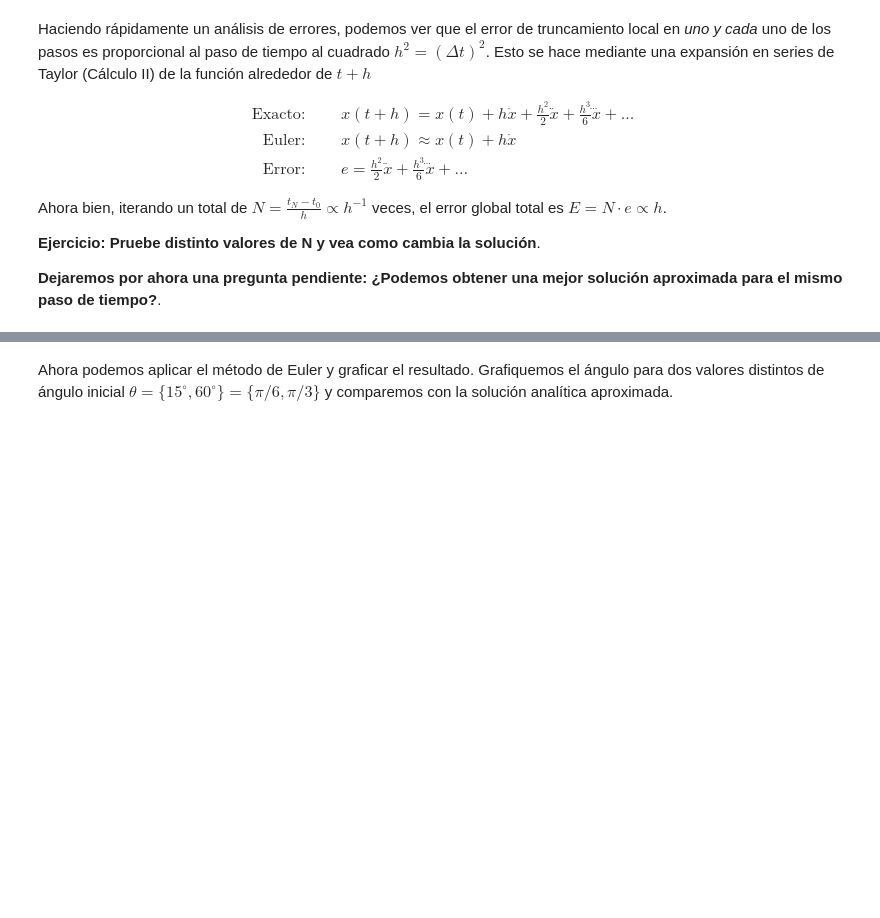
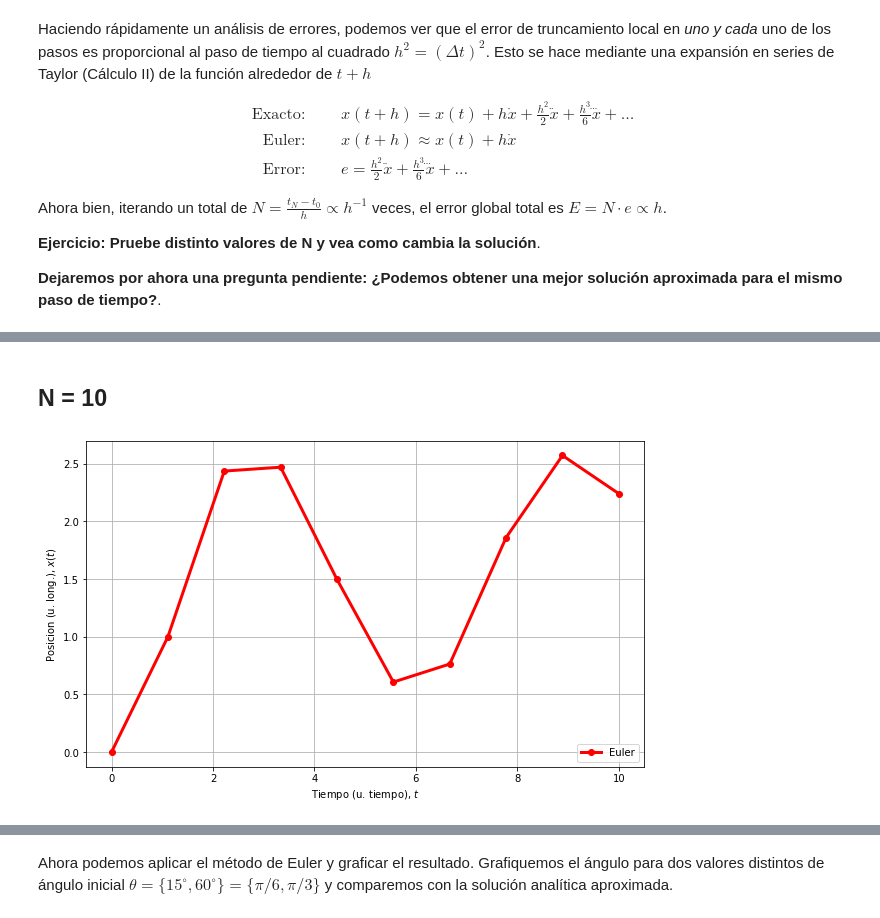
Before and after one commit to Luchomerenda3/TFC_FCEN_2020, a Jupyter notebook: demos/14_Euler_y_pendulo_simple.ipynb, the cells around one changed output, grey strips where cells are left out. Drawn from its saved outputs; the diff is of its cells as text; code cells hidden in the pictures; blank space fills up the shorter version.

```diff
--- a/demos/14_Euler_y_pendulo_simple.ipynb
+++ b/demos/14_Euler_y_pendulo_simple.ipynb
@@ -105,0 +130,24 @@ Ahora bien, iterando un total de $N=\frac{t_N - t_0}{h}\propto h^{-1}$ veces, el
+# %% [markdown]
+## N = 10
+# %%
+#Para N = 10
+N    = 10
+t    = np.linspace(t0,tN,N) #Genera un arreglo de N números entre t0 y tN, igualmente distribuidos
+x_Eu = np.zeros(N) ## Euler
+h    = (tN-t0)/N
+
+# Condiciones iniciales:
+x_Eu[0] = 0
+
+for n in range(0,N-1):
+    x_Eu[n+1] = x_Eu[n] + h * (np.cos(x_Eu[n]) + np.sin(t[n]))
+
+plt.figure(figsize=(10,6))
+plt.plot(t,x_Eu,'-ro',linewidth=3.0, label=r'Euler')
+plt.ylabel(r'Posicion (u. long.), $x(t)$')
+plt.xlabel(r'Tiempo (u. tiempo), $t$')
+plt.legend(loc=4) # 'loc' posicion del texto / leyenda
+plt.grid()
+plt.show()
+# %% [output]
+[figure, added]
```
Also changed, not shown: parts of 14 cells of this notebook, 53 other files.
